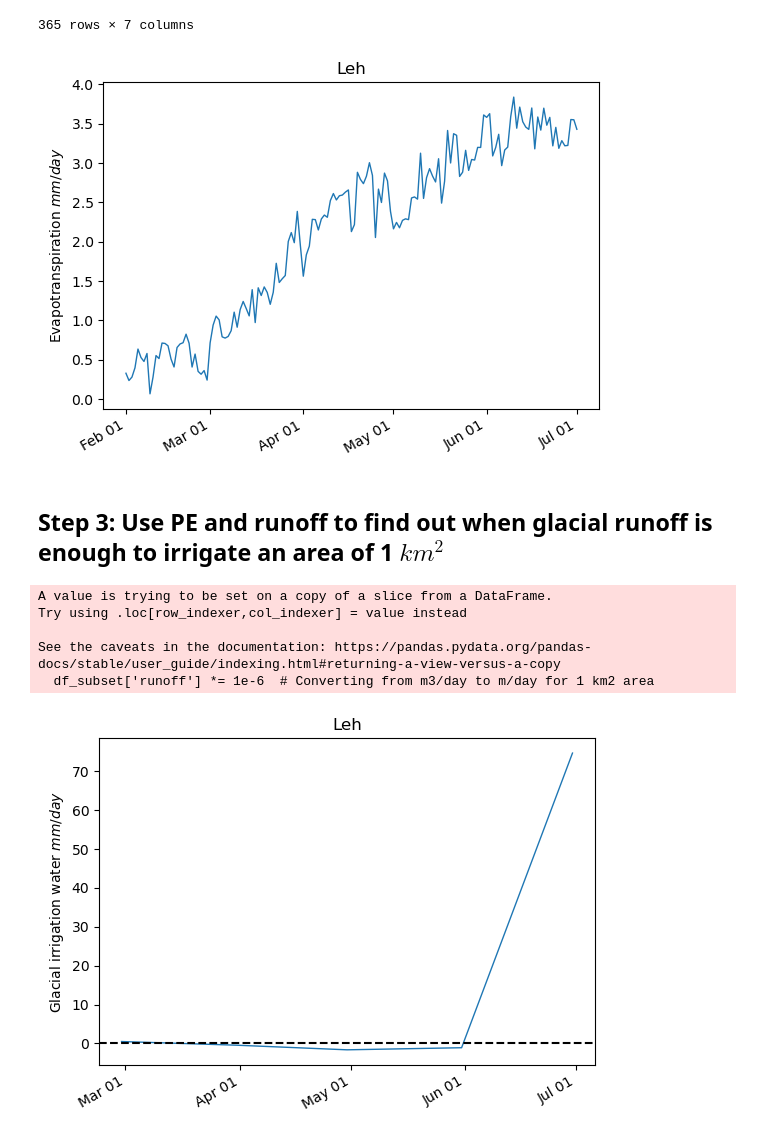
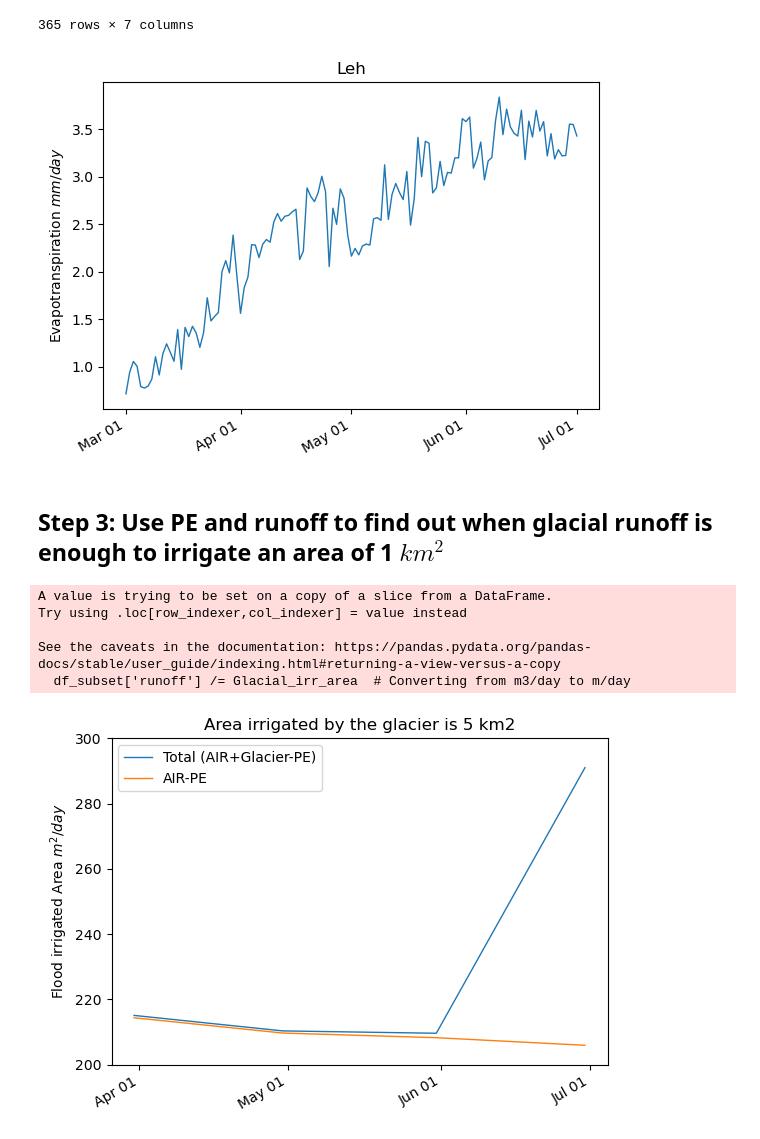
Before and after one commit to gayashiva/AIR-suitability-index, a Jupyter notebook: docs/glacial_irr_water.ipynb, the cells around one changed output. Drawn from its saved outputs; the diff is of its cells as text; code cells hidden in the pictures.

```diff
--- a/docs/glacial_irr_water.ipynb
+++ b/docs/glacial_irr_water.ipynb
@@ -186,7 +186,7 @@ df['etp'] = 0.0023 * (df.temp + 17.78) * df.ghi * (df.tempmax - df.tempmin)**0.5
 df['etp'] /=1000 # Convert to m/day
 # %%
 from datetime import datetime
-start_date = datetime(2019, 2, 1)
+start_date = datetime(2019, 3, 1)
 end_date = datetime(2019, 7, 1)
 df_subset = df[(df.index <= end_date) & (df.index >= start_date)]
 # %%
@@ -207,7 +207,7 @@ plt.savefig(
         dpi=300,
 )
 # %% [output]
-[figure, old version]
+[figure, new version]
 # %% [markdown]
 ## Step 3: Use PE and runoff to find out when glacial runoff is enough to irrigate an area of 1 $km^2$
 # %%
@@ -223,30 +223,60 @@ for i, val in enumerate(mon_runoff.values[0]):
 df = df.set_index('time')
 from datetime import datetime
 df_subset = df[(df.index <= end_date) & (df.index >= start_date)]
-df_subset['runoff'] *= 1e-6  # Converting from m3/day to m/day for 1 km2 area
-# %% [output]
-A value is trying to be set on a copy of a slice from a DataFrame.
-Try using .loc[row_indexer,col_indexer] = value instead
-
-See the caveats in the documentation: https://pandas.pydata.org/pandas-docs/stable/user_guide/indexing.html#returning-a-view-versus-a-copy
-  df_subset['runoff'] *= 1e-6  # Converting from m3/day to m/day for 1 km2 area
+# %%
+median_AIR_supply = 11
+AIR_irr_area = 11/0.05
+Glacial_irr_area = 5e6
+df_subset['runoff'] /= Glacial_irr_area  # Converting from m3/day to m/day
+# %% [output]
+A value is trying to be set on a copy of a slice from a DataFrame.
+Try using .loc[row_indexer,col_indexer] = value instead
+
+See the caveats in the documentation: https://pandas.pydata.org/pandas-docs/stable/user_guide/indexing.html#returning-a-view-versus-a-copy
+  df_subset['runoff'] /= Glacial_irr_area  # Converting from m3/day to m/day
 # %%
 fig, ax = plt.subplots()
-y1 = (df_subset.runoff - df_subset.etp) * 1000
+y1 = (df_subset.runoff - df_subset.etp) # Glacial water supply
+y2 = 0.05 - y1 # Irrigation water demand
+y3 = median_AIR_supply/y2
+y4 = median_AIR_supply/(0.05 + df_subset.etp)
 ax.plot(
-        y1,
-        linewidth=1
+        y3,
+        linewidth=1,
+        label='Total (AIR+Glacier-PE)'
     )
-ax.axhline(y=0, linestyle='--', color='k')
-ax.set_ylabel('Glacial irrigation water $mm/day$');
-ax.set_title('Leh');
+ax.plot(
+        y4,
+        linewidth=1,
+        label='AIR-PE'
+    )
+#ax.plot(
+#        y2,
+#        linewidth=1,
+#        linestyle= '--',
+#        color = 'k',
+#        label='Irrigation demand'
+#    )
+#ax.axhline(y=50, linestyle='--', color='k', label='Irrigation demand')
+#ax.axhline(y=median_AIR_supply/AIR_irr_area*1000, linestyle='--', color='red', label='AIR supply')
+ax.set_ylabel('Flood irrigated Area $m^2/day$');
+ax.set_ylim([200,300]);
+ax.set_title('Area irrigated by the glacier is %i km2'%(Glacial_irr_area*1e-6));
+
+#style = dict(size=10, color='gray')
+# Add labels to the plot
+#ax.annotate("AIR can flood irrigate area of %i m2 once\n assuming median water supply of 11 m3"%AIR_irr_area, xy=(datetime(2019,4,1), 50),  xycoords='data',
+#            xytext=(50, -30), textcoords='offset points',
+#            arrowprops=dict(arrowstyle="->",
+#                            connectionstyle="arc3,rad=-0.2"))
+ax.legend();
 ax.xaxis.set_major_locator(mdates.MonthLocator())
 ax.xaxis.set_major_formatter(mdates.DateFormatter("%b %d"))
 fig.autofmt_xdate()
 plt.savefig(
         "../figs/Glacial_irrigation.png",
         bbox_inches="tight",
         dpi=300,
 )
 # %% [output]
-[figure, old version]
+[figure, new version]
```
Also changed, not shown: parts of 5 cells of this notebook, 2 other files.
